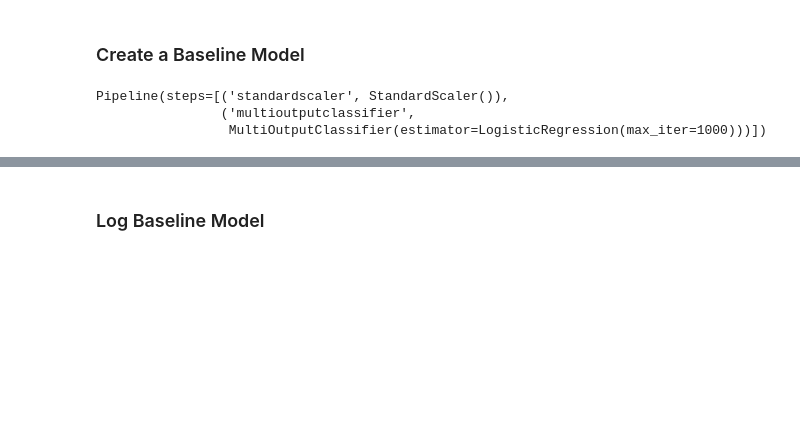
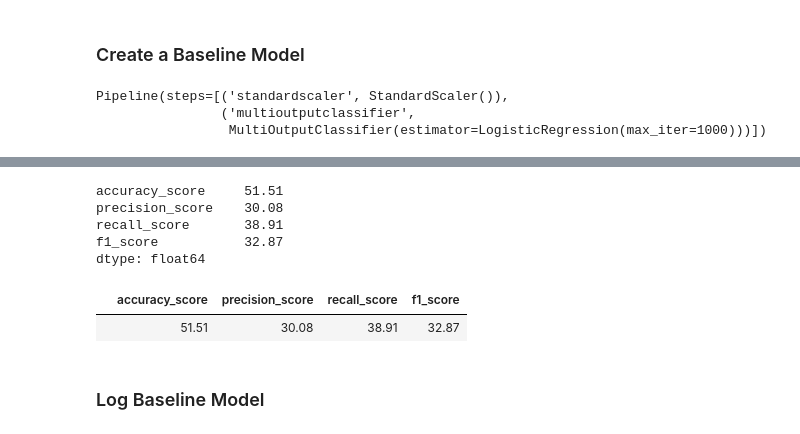
Before and after one commit to AlyAEE/Tech-Jobs-Prediction-Based-On-Your-Skillset-Project, a Jupyter notebook: Notebooks/04.Model Building.ipynb, the cells around one changed output, grey strips where cells are left out. Saved outputs shown, nothing was run; the diff lists cells and outputs as text; code cells hidden in the pictures; blank space fills up the shorter version.

```diff
--- a/Notebooks/04.Model Building.ipynb
+++ b/Notebooks/04.Model Building.ipynb
@@ -190,3 +340,22 @@ validation_scores
+# %%
+# Evaluate on test set
+predictions =  pd.DataFrame(log_clf.predict(x_test),
+                            columns=y_test.columns)
+test_scores = {score.__name__: calculate_quality(y_test, predictions, score)
+                for score in [accuracy_score, precision_score, recall_score, f1_score]}
+test_scores = pd.concat(test_scores,axis=1)
+mean_test_scores = test_scores.mean()
+# %%
+print(test_scores.mean())
+test_scores.sort_values("precision_score")
+# %% [output]
+accuracy_score     51.51
+precision_score    30.08
+recall_score       38.91
+f1_score           32.87
+dtype: float64
+|  | accuracy_score | precision_score | recall_score | f1_score |
+|  | 51.51 | 30.08 | 38.91 | 32.87 |
 # %% [markdown]
 ### Log Baseline Model
 # %%
```
Also changed, not shown: parts of 68 cells of this notebook, 2 other files.
